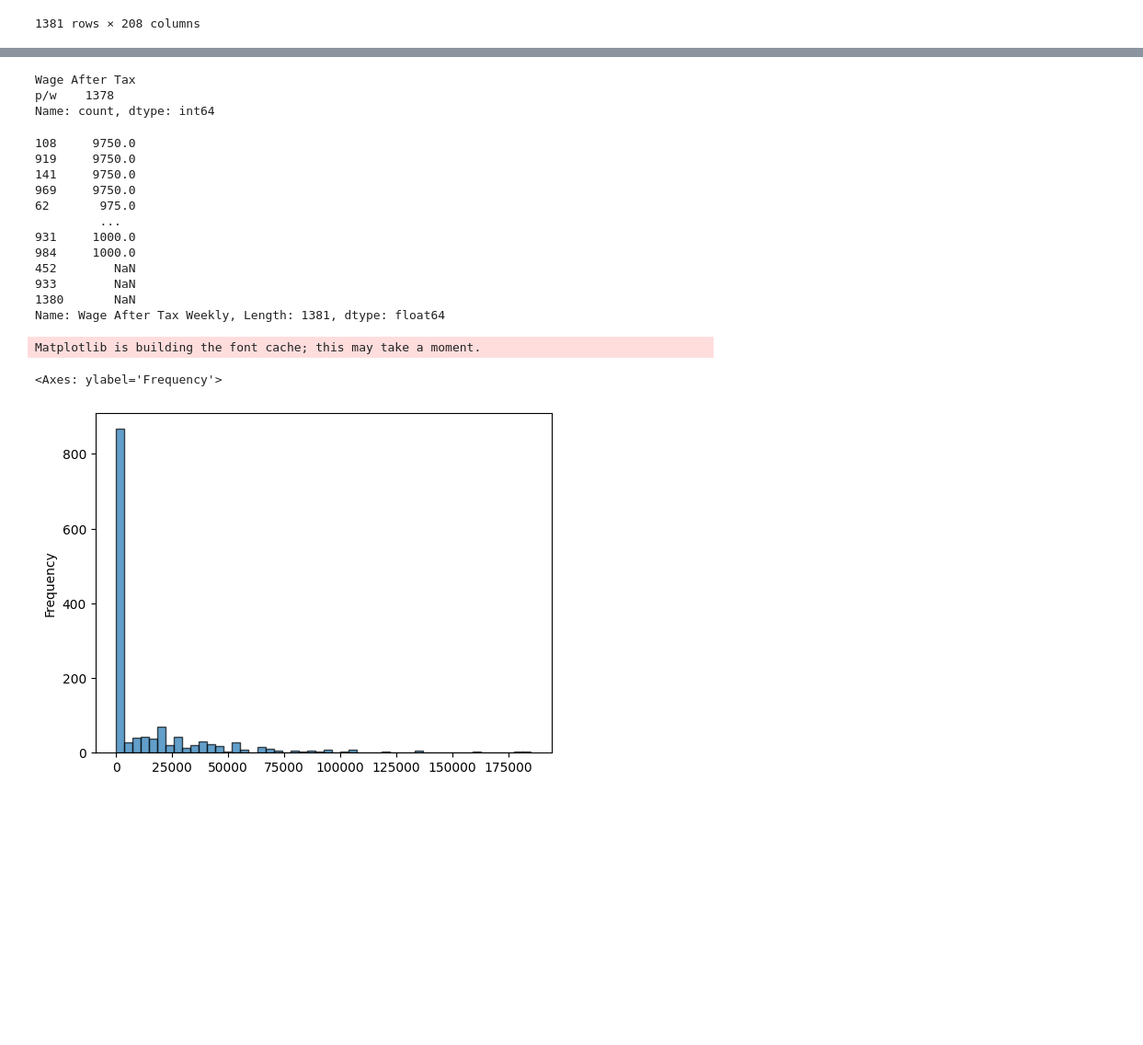
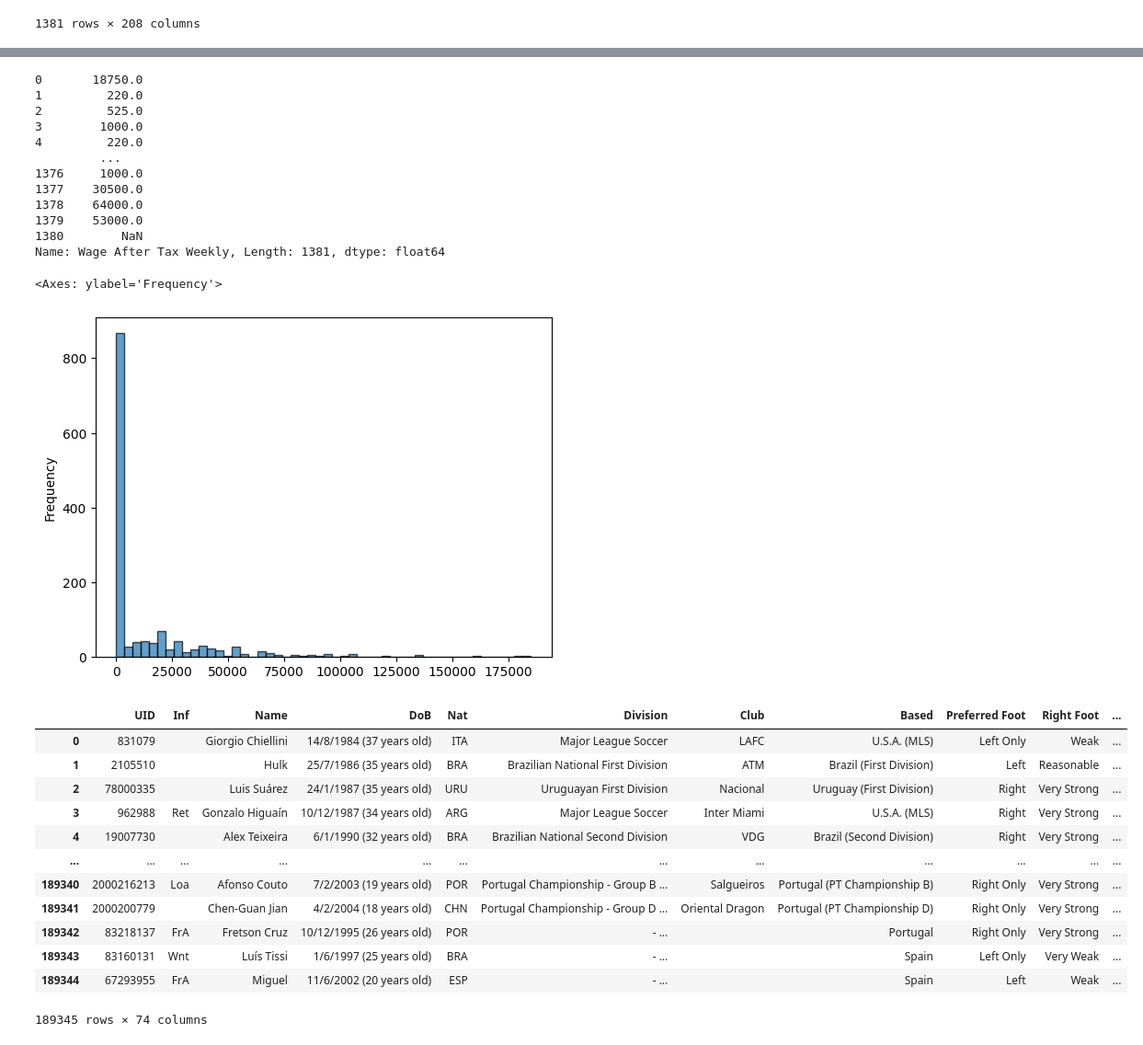
Before and after one commit to dave-mannion/football, a Jupyter notebook: eda.ipynb, the cells around one changed output, grey strips where cells are left out. Shown: that part at 92% size. Drawn from its saved outputs; the diff is of its cells as text; code cells hidden in the pictures; blank space fills up the shorter version.

```diff
--- a/eda.ipynb
+++ b/eda.ipynb
@@ -69,9 +64,3 @@ Name: count, dtype: int64
-# %%
-epl['Wage After Tax'].str[-3:].value_counts()
-# %% [output]
-Wage After Tax
-p/w    1378
-Name: count, dtype: int64
 # %%
 def get_weekly_wage(wage_column):
     """
@@ -93,25 +82,24 @@ def get_weekly_wage(wage_column):
     # Remove currency symbols and commas, then convert to float
     return new_wage_column.astype(float)
 
-epl['Wage After Tax Weekly']= get_weekly_wage(epl['Wage After Tax'])
-epl['Wage After Tax Weekly']
+fm['Wage After Tax Weekly']= get_weekly_wage(fm['Wage After Tax'])
+fm['Wage After Tax Weekly']
 # %% [output]
-108     9750.0
-919     9750.0
-141     9750.0
-969     9750.0
-62       975.0
+0       18750.0
+1         220.0
+2         525.0
+3        1000.0
+4         220.0
          ...
-931     1000.0
-984     1000.0
-452        NaN
-933        NaN
-1380       NaN
+1376     1000.0
+1377    30500.0
+1378    64000.0
+1379    53000.0
+1380        NaN
 Name: Wage After Tax Weekly, Length: 1381, dtype: float64
 # %%
-epl['Wage After Tax Weekly'].plot.hist(bins=50, edgecolor='black', alpha=0.7)
+fm['Wage After Tax Weekly'].plot.hist(bins=50, edgecolor='black', alpha=0.7)
 # %% [output]
-Matplotlib is building the font cache; this may take a moment.
+<Axes: ylabel='Frequency'>
-<Axes: ylabel='Frequency'>
 [figure]
 # %%
@@ -121,5 +109,20 @@ epl[['AT Apps', 'AT Gls', 'Nat .1']] = np.nan
 # %%
 fm2023 = pd.read_csv('data/fm_data/fm2023.csv')
+fm2023
+# %% [output]
+|  | UID | Inf | Name | DoB | Nat | Division | Club | Based | Preferred Foot | Right Foot | ... |
+| 0 | 831079 |  | Giorgio Chiellini | 14/8/1984 (37 years old) | ITA | Major League Soccer | LAFC | U.S.A. (MLS) | Left Only | Weak | ... |
+| 1 | 2105510 |  | Hulk | 25/7/1986 (35 years old) | BRA | Brazilian National First Division | ATM | Brazil (First Division) | Left | Reasonable | ... |
+| 2 | 78000335 |  | Luis Suárez | 24/1/1987 (35 years old) | URU | Uruguayan First Division | Nacional | Uruguay (First Division) | Right | Very Strong | ... |
+| 3 | 962988 | Ret | Gonzalo Higuaín | 10/12/1987 (34 years old) | ARG | Major League Soccer | Inter Miami | U.S.A. (MLS) | Right | Very Strong | ... |
+| 4 | 19007730 |  | Alex Teixeira | 6/1/1990 (32 years old) | BRA | Brazilian National Second Division | VDG | Brazil (Second Division) | Right | Very Strong | ... |
+| ... | ... | ... | ... | ... | ... | ... | ... | ... | ... | ... | ... |
+| 189340 | 2000216213 | Loa | Afonso Couto | 7/2/2003 (19 years old) | POR | Portugal Championship - Group B ... | Salgueiros | Portugal (PT Championship B) | Right Only | Very Strong | ... |
+| 189341 | 2000200779 |  | Chen-Guan Jian | 4/2/2004 (18 years old) | CHN | Portugal Championship - Group D ... | Oriental Dragon | Portugal (PT Championship D) | Right Only | Very Strong | ... |
+| 189342 | 83218137 | FrA | Fretson Cruz | 10/12/1995 (26 years old) | POR | - ... |  | Portugal | Right Only | Very Strong | ... |
+| 189343 | 83160131 | Wnt | Luís Tissi | 1/6/1997 (25 years old) | BRA | - ... |  | Spain | Left Only | Very Weak | ... |
+| 189344 | 67293955 | FrA | Miguel | 11/6/2002 (20 years old) | ESP | - ... |  | Spain | Left | Weak | ... |
+189345 rows × 74 columns
 # %%
 fm23_cols = fm2023.columns
 fm23_cols = [x.strip() for x in fm23_cols]
```
Also changed, not shown: parts of 12 cells of this notebook.
